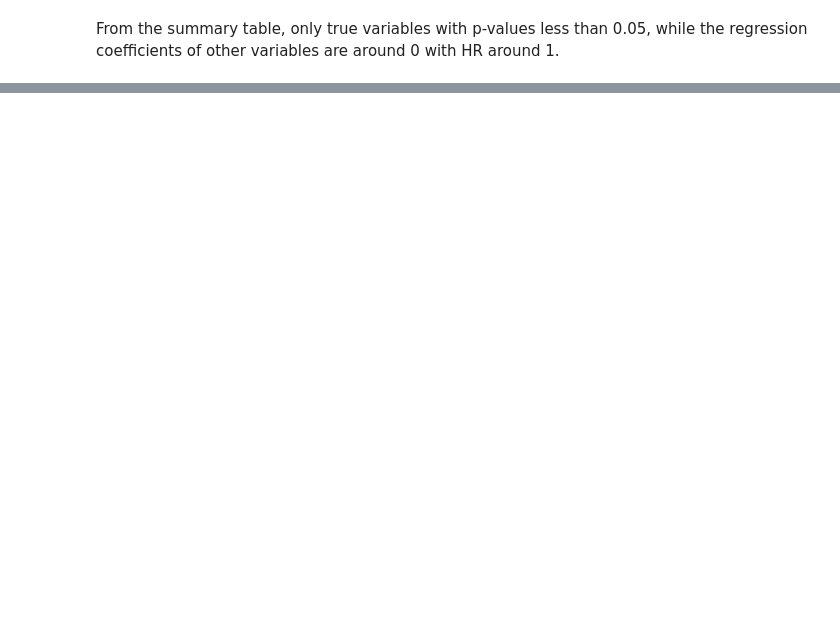
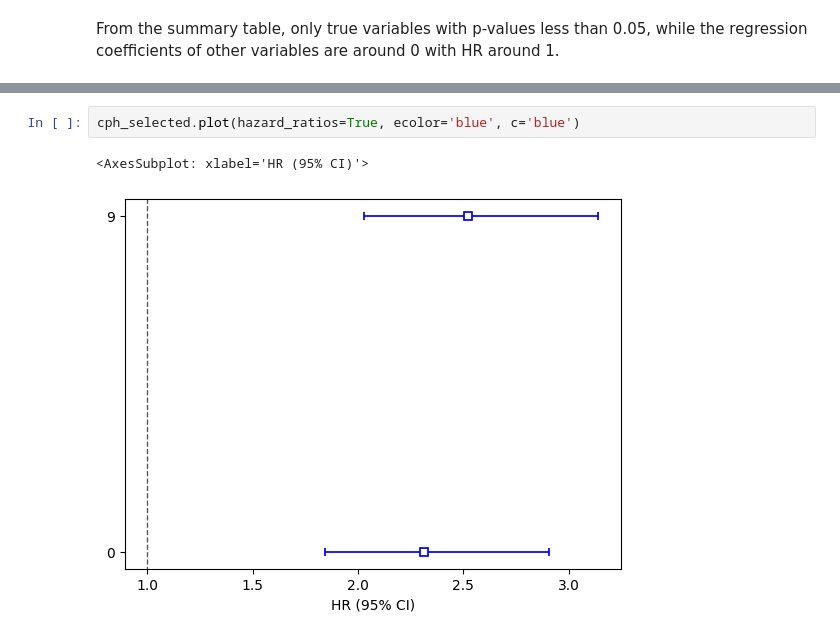
Before and after one commit to abess-team/skscope, a Jupyter notebook: docs/source/examples/Survival Models/proportional-hazard-model.ipynb, the cells around one changed output, grey strips where cells are left out. Drawn from its saved outputs; the diff is of its cells as text; blank space fills up the shorter version.

```diff
--- a/docs/source/examples/Survival Models/proportional-hazard-model.ipynb
+++ b/docs/source/examples/Survival Models/proportional-hazard-model.ipynb
@@ -134 +140,6 @@ All selected variables have significant regression coefficients, and the estimat
+# %%
+cph_selected.plot(hazard_ratios=True, ecolor='blue', c='blue')
+# %% [output]
+<AxesSubplot: xlabel='HR (95% CI)'>
+[figure, added]
 # %% [markdown]
```
Also changed, not shown: parts of 11 cells of this notebook.
